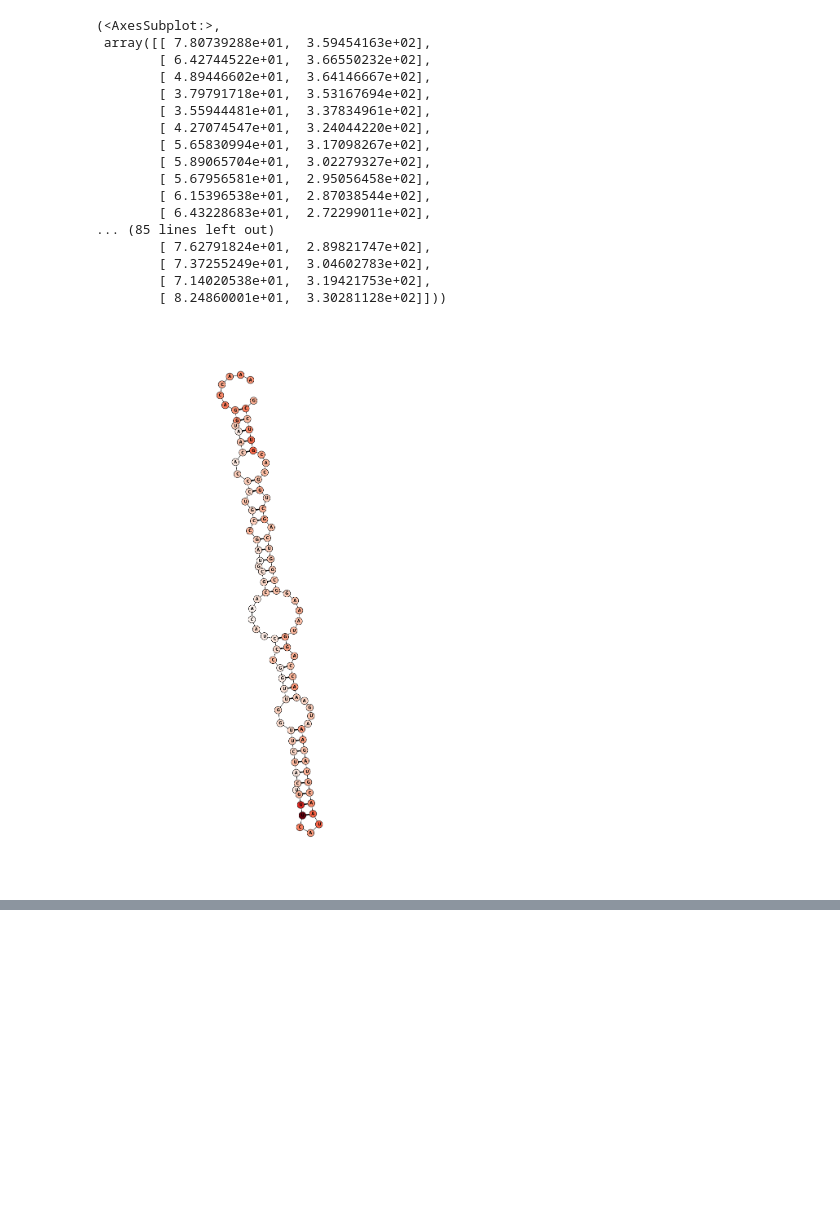
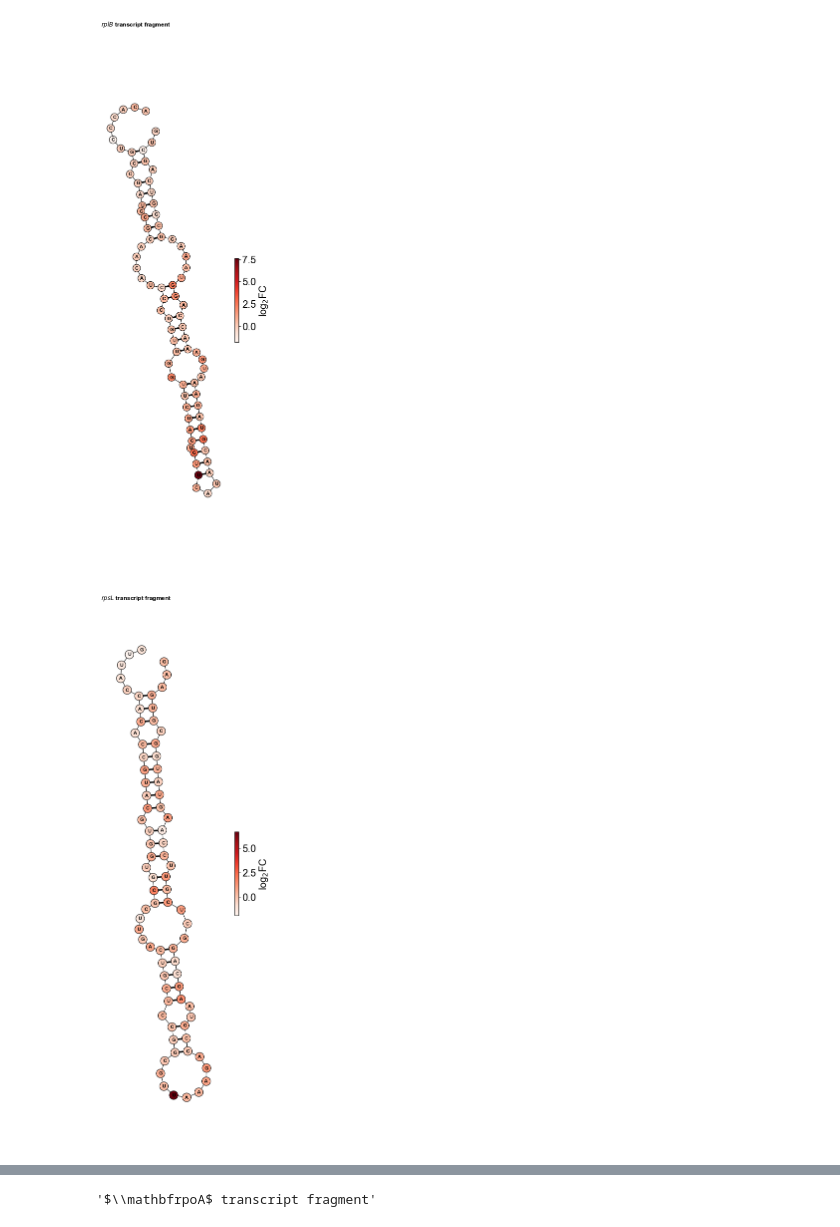
Before and after one commit to matveykolesnik/LshCas13a_RNA_cleavage, a Jupyter notebook: LshCas13a_in_vitro_total_RNA/hairpin_cleavage/Scripts/draw_hairpin_structures.ipynb, the cells around one changed output, grey strips where cells are left out. Saved outputs shown, nothing was run; the diff lists cells and outputs as text; code cells hidden in the pictures; blank space fills up the shorter version.

Commit message:
Add plot_rna_wrapper

```diff
--- a/LshCas13a_in_vitro_total_RNA/hairpin_cleavage/Scripts/draw_hairpin_structures.ipynb
+++ b/LshCas13a_in_vitro_total_RNA/hairpin_cleavage/Scripts/draw_hairpin_structures.ipynb
@@ -53,2 +40,0 @@ import numpy as np
-# %%
-DotBracketNotationFile = "hairpin_cleavage/Results/top_10_ORFs_cleaved_RNA_fragments.dbn"
@@ -78,33 +55,7 @@ def get_colors_array(Table, SeqID, pos, strand, width):
     cmap = cm.Reds
     norm = colors.Normalize(vmin=min(logFC_values), vmax=max(logFC_values))
     colors_array = [cmap(norm(x)) for x in logFC_values]
+    colorbar_settings = cm.ScalarMappable(norm=norm, cmap=cmap)
+    colorbar_settings.set_array(logFC_values)
 
-    return(colors_array)
+    return(colors_array, colorbar_settings)
-# %%
-from mplotlib_addcolors import plot_rna_addcolors
-figure, ax = plt.subplots(figsize=(15, 25))
-plot_rna_addcolors(ForgiSSRecords[0],
-                   ax=ax,
-                   text_kwargs={"fontweight":"black"},
-                   lighten=0,
-                   backbone_kwargs={"linewidth":1},
-                   colorlist=a, annotations=None)
-# %% [output]
-(<AxesSubplot:>,
- array([[ 7.80739288e+01,  3.59454163e+02],
-        [ 6.42744522e+01,  3.66550232e+02],
-        [ 4.89446602e+01,  3.64146667e+02],
-        [ 3.79791718e+01,  3.53167694e+02],
-        [ 3.55944481e+01,  3.37834961e+02],
-        [ 4.27074547e+01,  3.24044220e+02],
-        [ 5.65830994e+01,  3.17098267e+02],
-        [ 5.89065704e+01,  3.02279327e+02],
-        [ 5.67956581e+01,  2.95056458e+02],
-        [ 6.15396538e+01,  2.87038544e+02],
-        [ 6.43228683e+01,  2.72299011e+02],
-... (85 lines left out)
-        [ 7.62791824e+01,  2.89821747e+02],
-        [ 7.37255249e+01,  3.04602783e+02],
-        [ 7.14020538e+01,  3.19421753e+02],
-        [ 8.24860001e+01,  3.30281128e+02]]))
-[figure, removed]
@@ -114,0 +107,32 @@ a = get_colors_array(Table=NormCountsTable, SeqID="NC_000913.3", pos=696906, str
+# %%
+def plot_rna_wrapper(record, label, outputfilepathprefix):
+    figure, ax = plt.subplots(figsize=(5, 20))
+
+    plot_rna_addcolors(record["ForgiRecord"],
+                       ax=ax,
+                       text_kwargs={"fontweight":"black"},
+                       lighten=0,
+                       backbone_kwargs={"linewidth":1},
+                       colorlist=record["colors"],
+                       annotations=None)
+
+    cbar = figure.colorbar(record["cb_settings"], fraction = 0.03)
+    cbar.set_label("log$_2$FC", size=20)
+    cbar.ax.tick_params(labelsize=20)
+
+    ax.set_title(label, weight="bold", horizontalalignment="left", position=(0.01, 0.95))
+
+    figure.savefig(f"{outputfilepathprefix}_.png", dpi=100)
+    figure.savefig(f"{outputfilepathprefix}_.svg", dpi=100)
+# %%
+plt.rcParams['font.family'] = 'Arial'
+
+for record in ColorsAnnotatedRNAStructures:
+    gene = re.search(r"(\w+)_\d+", record["id"]).group(1)
+
+    plot_rna_wrapper(record=record,
+                     label="$\mathit{{%s}}$ transcript fragment" % gene,
+                     outputfilepathprefix=path.join(RNAPicturesDir, record["id"]))
+# %% [output]
+[figure, added]
+[figure, added]
@@ -114,0 +147,4 @@ a = get_colors_array(Table=NormCountsTable, SeqID="NC_000913.3", pos=696906, str
+# %%
+f"$\mathbf{gene}$ transcript fragment"
+# %% [output]
+'$\\mathbfrpoA$ transcript fragment'
```
Also changed, not shown: parts of 12 cells of this notebook, 5 other files.
